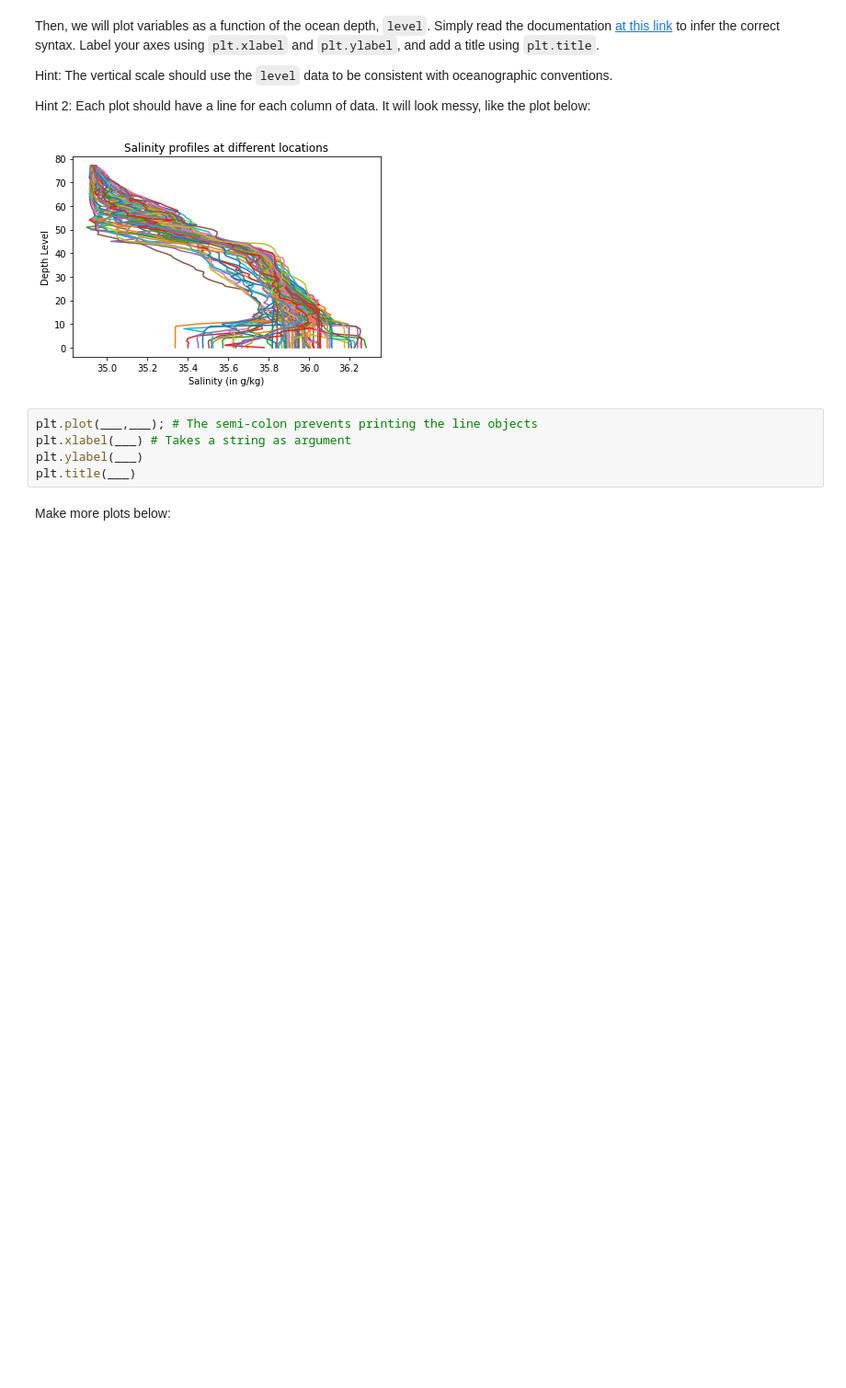
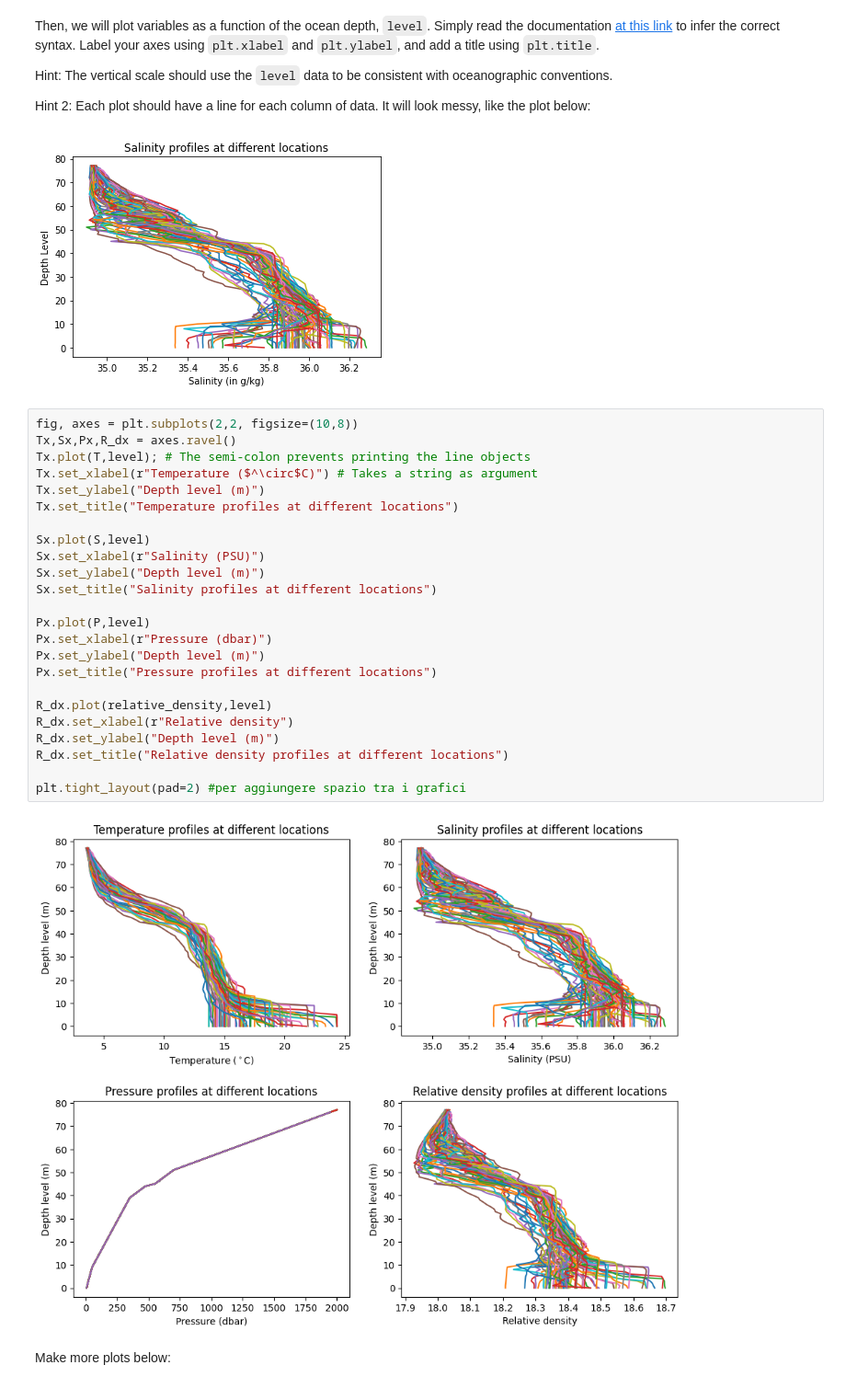
Before and after one commit to Sbindola/2025_Intro_Python, a Jupyter notebook: notebook/W2_S1.ipynb, the cells around one changed output. Shown at 92% size. Cells and saved outputs as stored; diff of their text form; blank space fills up the shorter version.

```diff
--- a/notebook/W2_S1.ipynb
+++ b/notebook/W2_S1.ipynb
@@ -221,11 +221,32 @@ Hint: The vertical scale should use the `level` data to be consistent with ocean
 Hint 2: Each plot should have a line for each column of data. It will look messy, like the plot below:
 # %% [markdown]
 ![Salinity_example.png](embedded-picture-1)
-# %%
-plt.plot(___,___); # The semi-colon prevents printing the line objects
-plt.xlabel(___) # Takes a string as argument
-plt.ylabel(___)
-plt.title(___)
+# %%
+fig, axes = plt.subplots(2,2, figsize=(10,8))
+Tx,Sx,Px,R_dx = axes.ravel()
+Tx.plot(T,level); # The semi-colon prevents printing the line objects
+Tx.set_xlabel(r"Temperature ($^\circ$C)") # Takes a string as argument
+Tx.set_ylabel("Depth level (m)")
+Tx.set_title("Temperature profiles at different locations")
+
+Sx.plot(S,level)
+Sx.set_xlabel(r"Salinity (PSU)")
+Sx.set_ylabel("Depth level (m)")
+Sx.set_title("Salinity profiles at different locations")
+
+Px.plot(P,level)
+Px.set_xlabel(r"Pressure (dbar)")
+Px.set_ylabel("Depth level (m)")
+Px.set_title("Pressure profiles at different locations")
+
+R_dx.plot(relative_density,level)
+R_dx.set_xlabel(r"Relative density")
+R_dx.set_ylabel("Depth level (m)")
+R_dx.set_title("Relative density profiles at different locations")
+
+plt.tight_layout(pad=2) #per aggiungere spazio tra i grafici
+# %% [output]
+[figure, added]
 # %% [markdown]
 Make more plots below:
 # %% [markdown]
```
